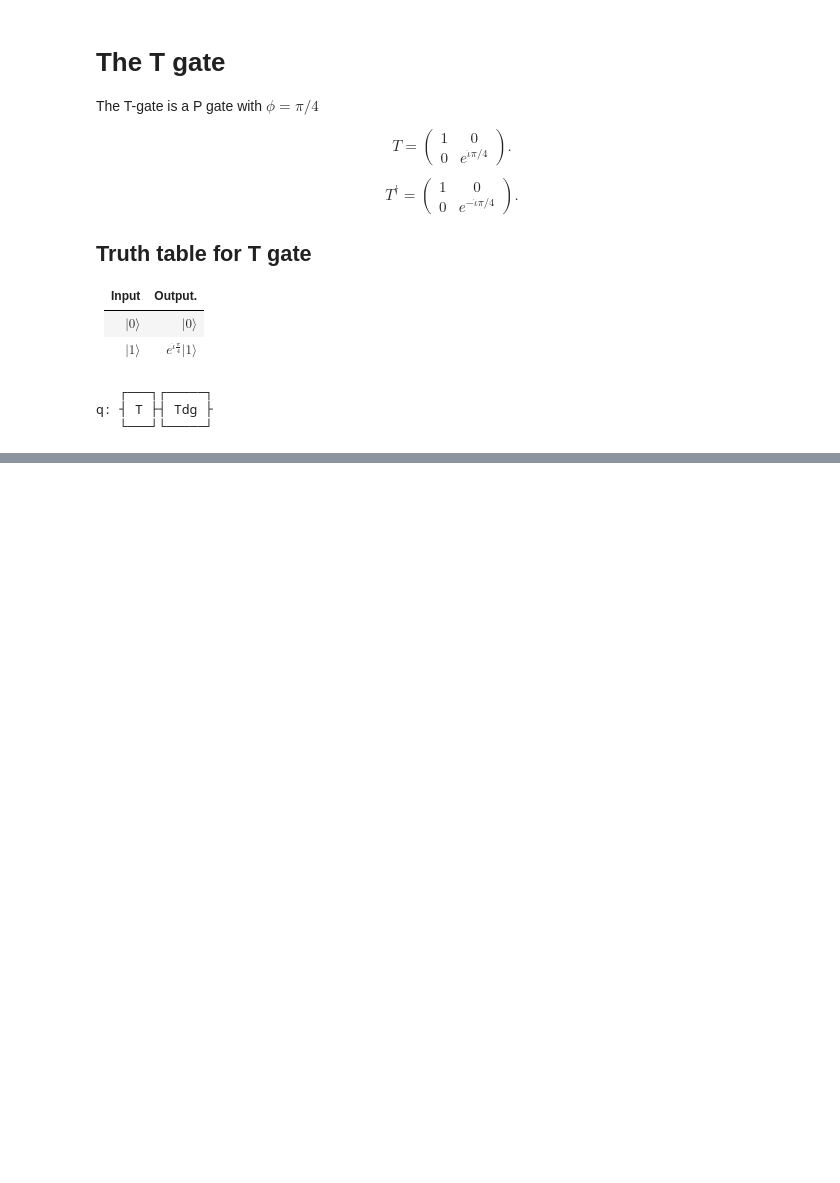
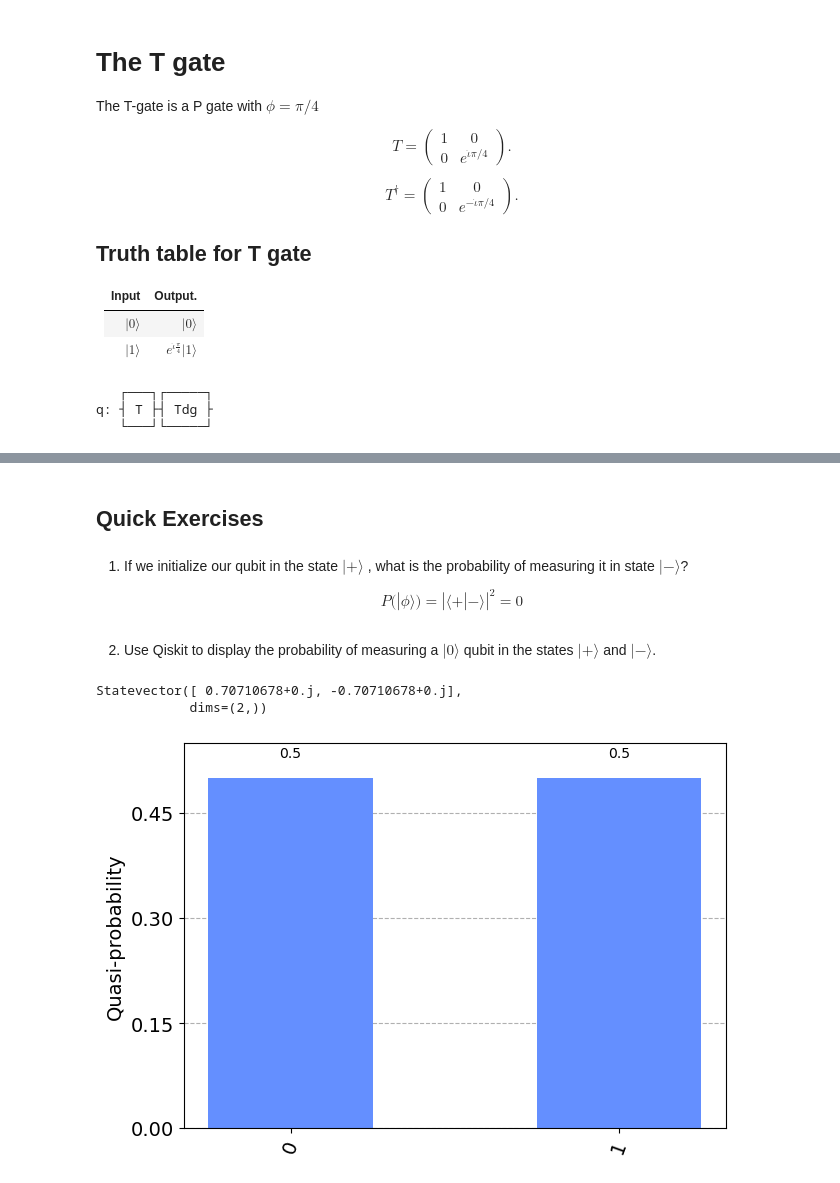
Before and after one commit to PayalSolanki2906/Quantum_algorithms_using_Qiskit, a Jupyter notebook: Quantum states and Qubits/single_qubit_gates.ipynb, the cells around one changed output, grey strips where cells are left out. Saved outputs shown, nothing was run; the diff lists cells and outputs as text; code cells hidden in the pictures; blank space fills up the shorter version.

```diff
--- a/Quantum states and Qubits/single_qubit_gates.ipynb
+++ b/Quantum states and Qubits/single_qubit_gates.ipynb
@@ -254,0 +328,23 @@ plot_bloch_multivector(state)
+# %% [markdown]
+## Quick Exercises
+# %% [markdown]
+1. If we initialize our qubit in the state $|+\rangle$ , what is the probability of measuring it in state $|-\rangle$?
+
+$$P(|\phi\rangle) = |\langle + | -\rangle|^2=0$$
+# %% [markdown]
+2. Use Qiskit to display the probability of measuring a $|0\rangle$  qubit in the states $|+\rangle$  and  $|-\rangle$.
+# %%
+initial_state =[1/sqrt(2), -1/sqrt(2)]  # Define state |q_0>
+qc = QuantumCircuit(1) # Must redefine qc
+qc.initialize(initial_state, 0) # Initialize the 0th qubit in the state `initial_state`
+qc.save_statevector() # Save statevector
+qobj = assemble(qc)
+state = sim.run(qobj).result().get_statevector() # Execute the circuit
+print(state)           # Print the result
+qobj = assemble(qc)
+results = sim.run(qobj).result().get_counts()
+plot_histogram(results)
+# %% [output]
+Statevector([ 0.70710678+0.j, -0.70710678+0.j],
+            dims=(2,))
+[figure, added]
```
Also changed, not shown: parts of 20 cells of this notebook.
